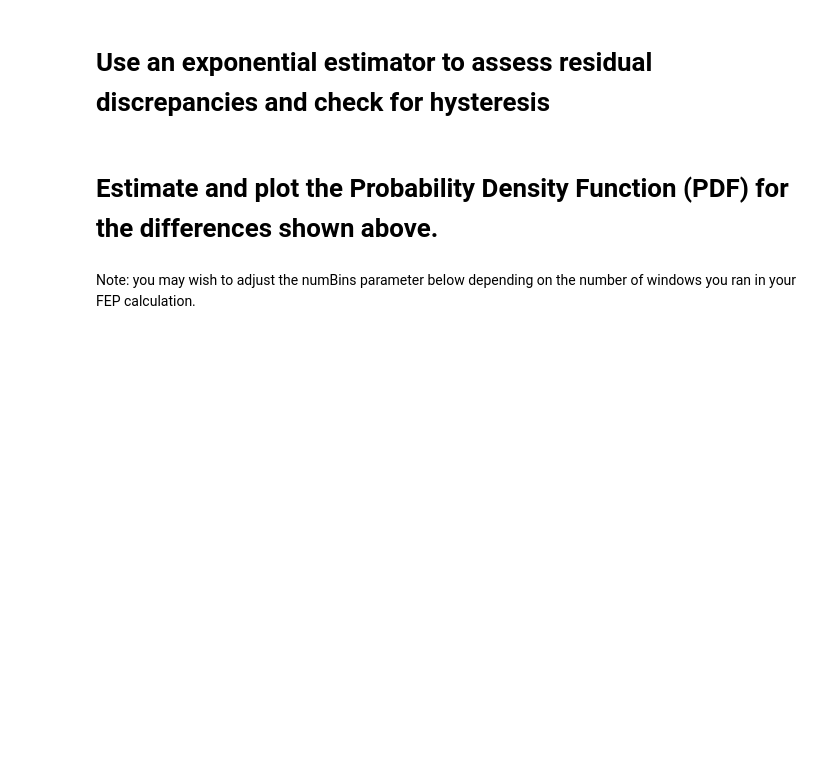
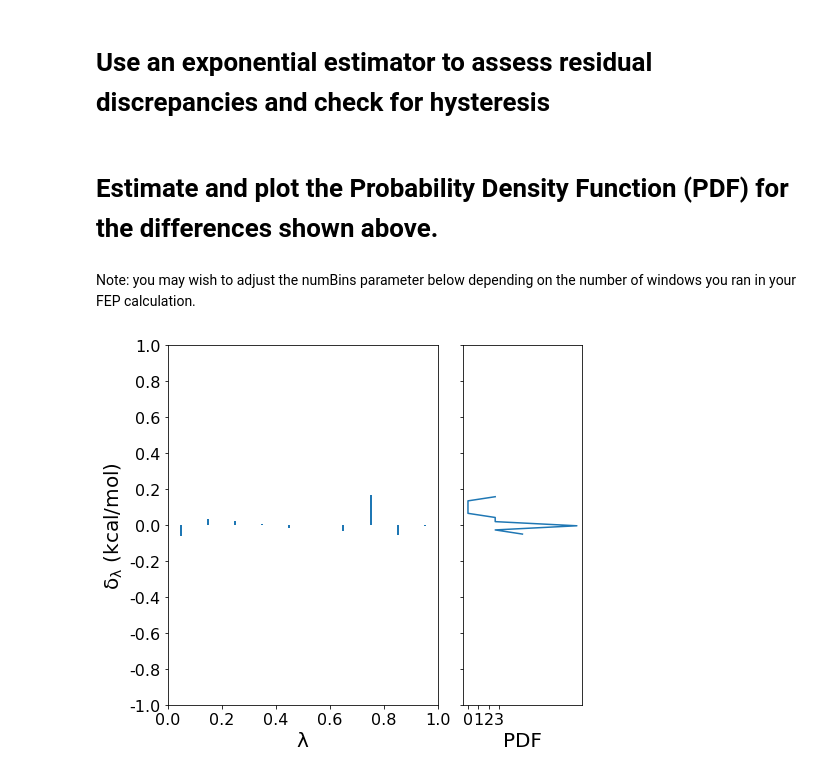
Before and after one commit to BranniganLab/safep, a Jupyter notebook: Sample Notebooks/BAR_Estimator_Basic.ipynb, the cells around one changed output. Drawn from its saved outputs; the diff is of its cells as text; code cells hidden in the pictures; blank space fills up the shorter version.

```diff
--- a/Sample Notebooks/BAR_Estimator_Basic.ipynb
+++ b/Sample Notebooks/BAR_Estimator_Basic.ipynb
@@ -89,7 +109,7 @@ plt.savefig(f'{path}FEP_convergence.pdf')
 # %% [markdown]
 # Use an exponential estimator to assess residual discrepancies and check for hysteresis
 # %%
-l, l_mid, dG_f, dG_b = get_EXP(u_nk)
+l, l_mid, dG_f, dG_b = safep.get_EXP(u_nk)
 # %% [markdown]
 # Estimate and plot the Probability Density Function (PDF) for the differences shown above.
 # %% [markdown]
@@ -97,28 +117,30 @@ Note: you may wish to adjust the numBins parameter below depending on the number
 # %%
 fig, (dAx, pdfAx) = plt.subplots(1,2, figsize=(8,6), sharey=True)
 dAx.vlines(l_mid, np.zeros(len(l_mid)), (dG_f + np.array(dG_b))*RT, linewidth=2)
 
 ymin = -1
 ymax = 1
 
 dAx.set(ylim=(ymin,ymax))
 dAx.set_xlabel(r'$\rm\lambda$', fontsize=20)
 dAx.set_ylabel(r"$\rm\delta_\lambda$ (kcal/mol)", fontsize=20)
 
-X, Y, pdfX, pdfY, fitted, pdfXnorm, pdfYnorm, pdfYexpected = getPDF(dG_f, dG_b, binNum=10)
+X, Y, pdfX, pdfY, fitted, pdfXnorm, pdfYnorm, pdfYexpected = safep.getPDF(dG_f, dG_b, binNum=10)
 pdfAx.set_xlabel("PDF", fontsize=20)
 pdfAx.plot(pdfY, pdfX*RT,  label="Estimated Distribution")
 pdfAx.set_box_aspect(3)
 
 dAx.set_xticks(np.round(np.linspace(0,1,6),1))
 dAx.set_yticks(np.round(np.linspace(ymin,ymax,11),1))
 pdfAx.set_xticks([0,1,2,3])
 
 dAx.set_xticklabels(np.round(np.linspace(0,1,6),1),fontsize=16)
 dAx.set_yticklabels(np.round(np.linspace(ymin,ymax,11),1),fontsize=16)
 pdfAx.set_xticklabels([0,1,2,3],fontsize=16)
 
 fig.tight_layout(w_pad=-2)
 plt.savefig(f'{path}discrepancies_{affix}.png', dpi=600)
 plt.savefig(f'{path}discrepancies_{affix}.pdf')
 plt.savefig(f'{path}hysteresis.pdf')
+# %% [output]
+[figure, added]
```
Also changed, not shown: parts of 10 cells of this notebook.
